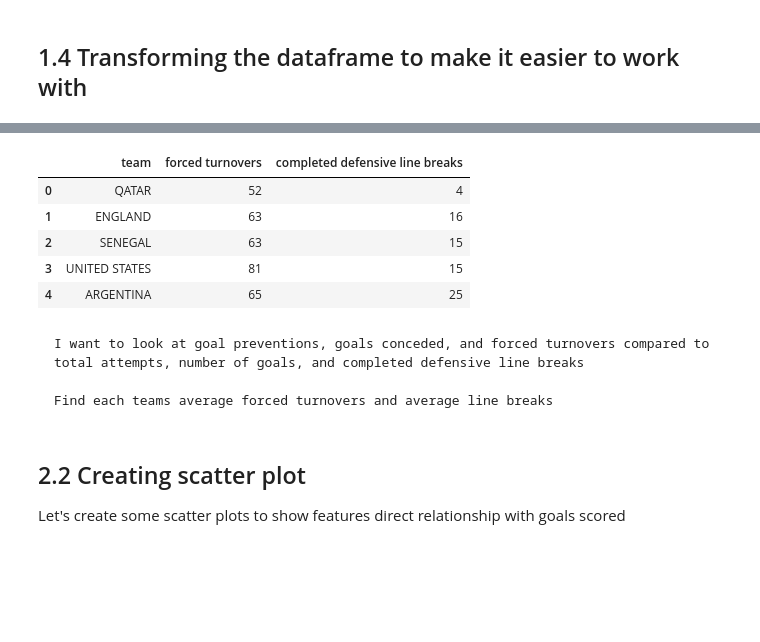
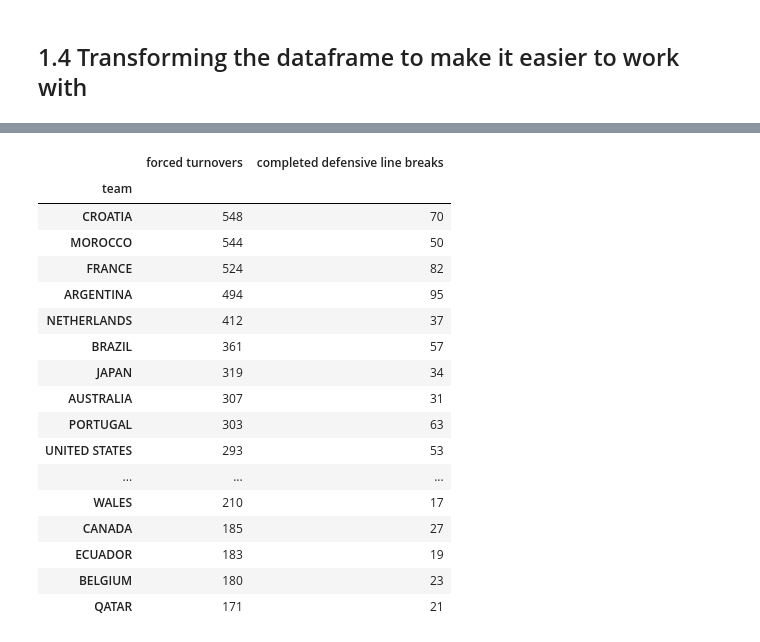
Before and after one commit to nimasii/data_analysis_module, a Jupyter notebook: data_analysis.ipynb, the cells around one changed output, grey strips where cells are left out. Cells and saved outputs as stored; diff of their text form; code cells hidden in the pictures; blank space fills up the shorter version.

```diff
--- a/data_analysis.ipynb
+++ b/data_analysis.ipynb
@@ -127,23 +127,26 @@ First, we'll sort by number of goals to see if there are any obvious patterns
 # %%
 defense = df[['team', 'forced turnovers', 'completed defensive line breaks']]
 
-teams = defense['team'].unique()
-for team in teams[0]:
-    defense.loc[defense['team'] == team, 'forced turnovers'].sum()
+defense = defense.groupby('team')['forced turnovers', 'completed defensive line breaks'].sum()
+#defense = defense.groupby('team')['completed defensive line breaks'].sum()
 
-
-defense.head()
+defense.sort_values(by='forced turnovers', ascending=False).head(34)
 # %% [output]
-|  | team | forced turnovers | completed defensive line breaks |
-| 0 | QATAR | 52 | 4 |
-| 1 | ENGLAND | 63 | 16 |
-| 2 | SENEGAL | 63 | 15 |
-| 3 | UNITED STATES | 81 | 15 |
-| 4 | ARGENTINA | 65 | 25 |
+|  | forced turnovers | completed defensive line breaks |
+| team |  |  |
+| CROATIA | 548 | 70 |
+| MOROCCO | 544 | 50 |
+| FRANCE | 524 | 82 |
+| ARGENTINA | 494 | 95 |
+| NETHERLANDS | 412 | 37 |
+| BRAZIL | 361 | 57 |
+| JAPAN | 319 | 34 |
+| AUSTRALIA | 307 | 31 |
+| PORTUGAL | 303 | 63 |
+| UNITED STATES | 293 | 53 |
+| ... | ... | ... |
+| WALES | 210 | 17 |
+| CANADA | 185 | 27 |
+| ECUADOR | 183 | 19 |
+| BELGIUM | 180 | 23 |
+| QATAR | 171 | 21 |
-# %% [markdown]
-    I want to look at goal preventions, goals conceded, and forced turnovers compared to total attempts, number of goals, and completed defensive line breaks
-
-    Find each teams average forced turnovers and average line breaks
-# %% [markdown]
-## 2.2 Creating scatter plot
-Let's create some scatter plots to show features direct relationship with goals scored
```
Also changed, not shown: parts of 22 cells of this notebook.
